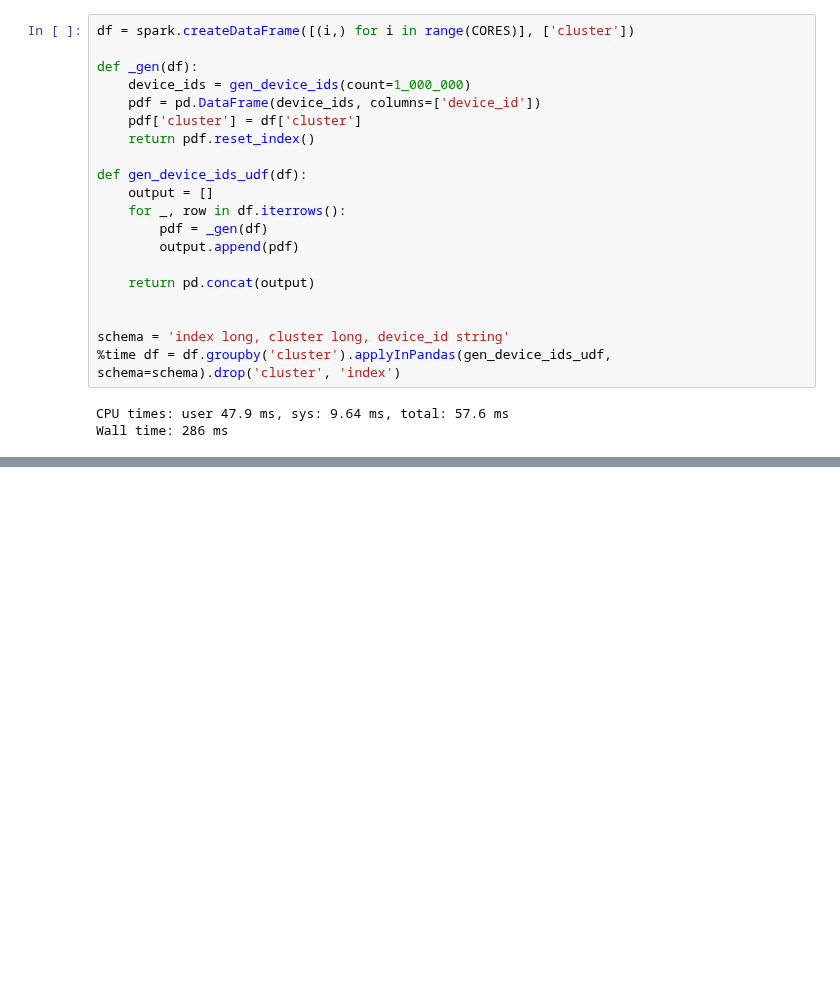
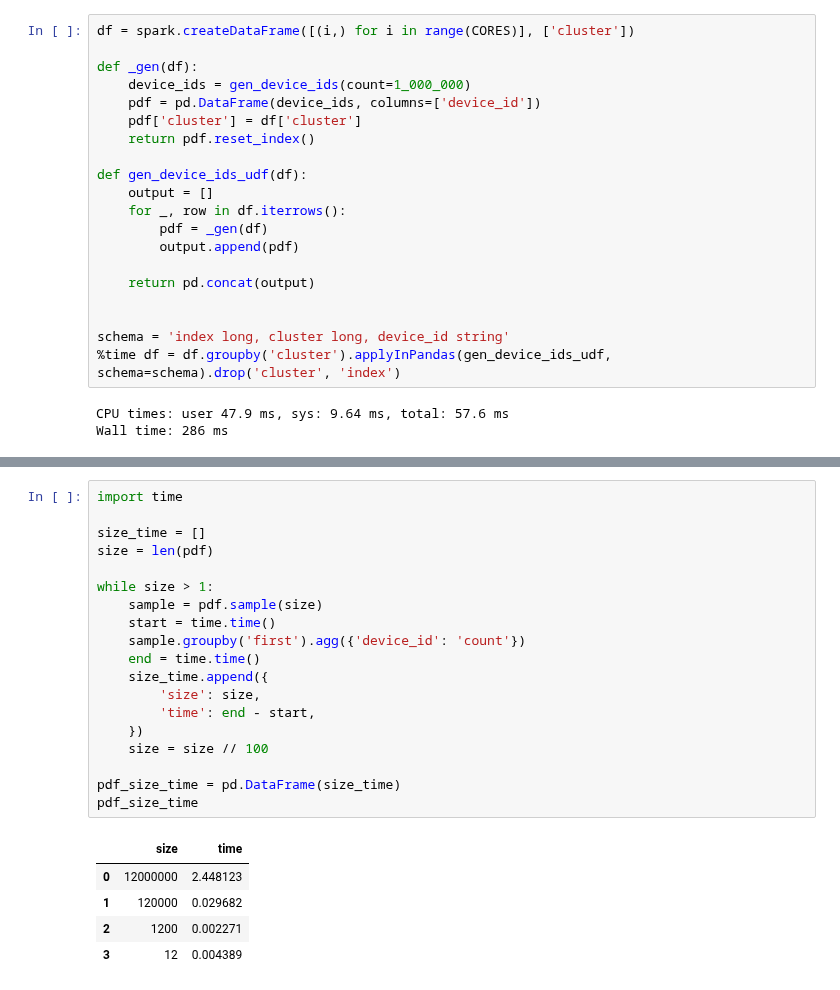
Before and after one commit to EQWorks/python-curriculum, a Jupyter notebook: data-analysis/14-distributed-computation.ipynb, the cells around one changed output, grey strips where cells are left out. Drawn from its saved outputs; the diff is of its cells as text; blank space fills up the shorter version.

```diff
--- a/data-analysis/14-distributed-computation.ipynb
+++ b/data-analysis/14-distributed-computation.ipynb
@@ -296,0 +370,25 @@ Wall time: 6.38 s
+# %%
+import time
+
+size_time = []
+size = len(pdf)
+
+while size > 1:
+    sample = pdf.sample(size)
+    start = time.time()
+    sample.groupby('first').agg({'device_id': 'count'})
+    end = time.time()
+    size_time.append({
+        'size': size,
+        'time': end - start,
+    })
+    size = size // 100
+
+pdf_size_time = pd.DataFrame(size_time)
+pdf_size_time
+# %% [output]
+|  | size | time |
+| 0 | 12000000 | 2.448123 |
+| 1 | 120000 | 0.029682 |
+| 2 | 1200 | 0.002271 |
+| 3 | 12 | 0.004389 |
```
Also changed, not shown: parts of 33 cells of this notebook.
